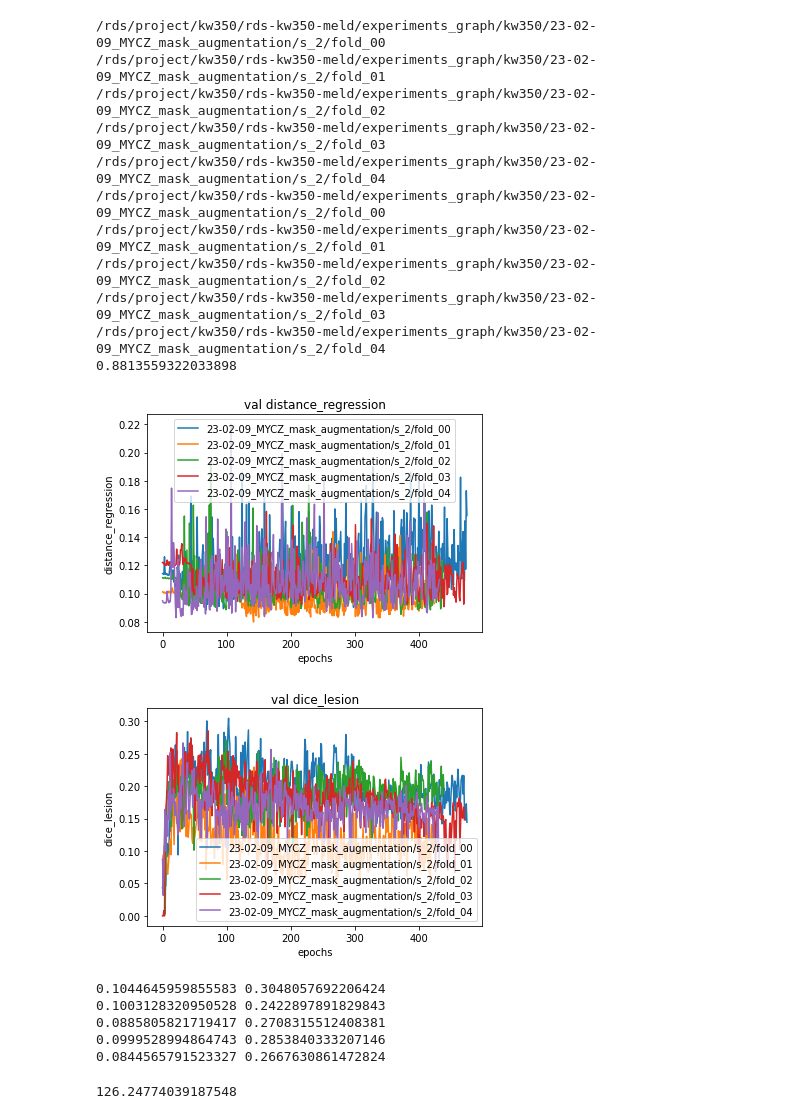
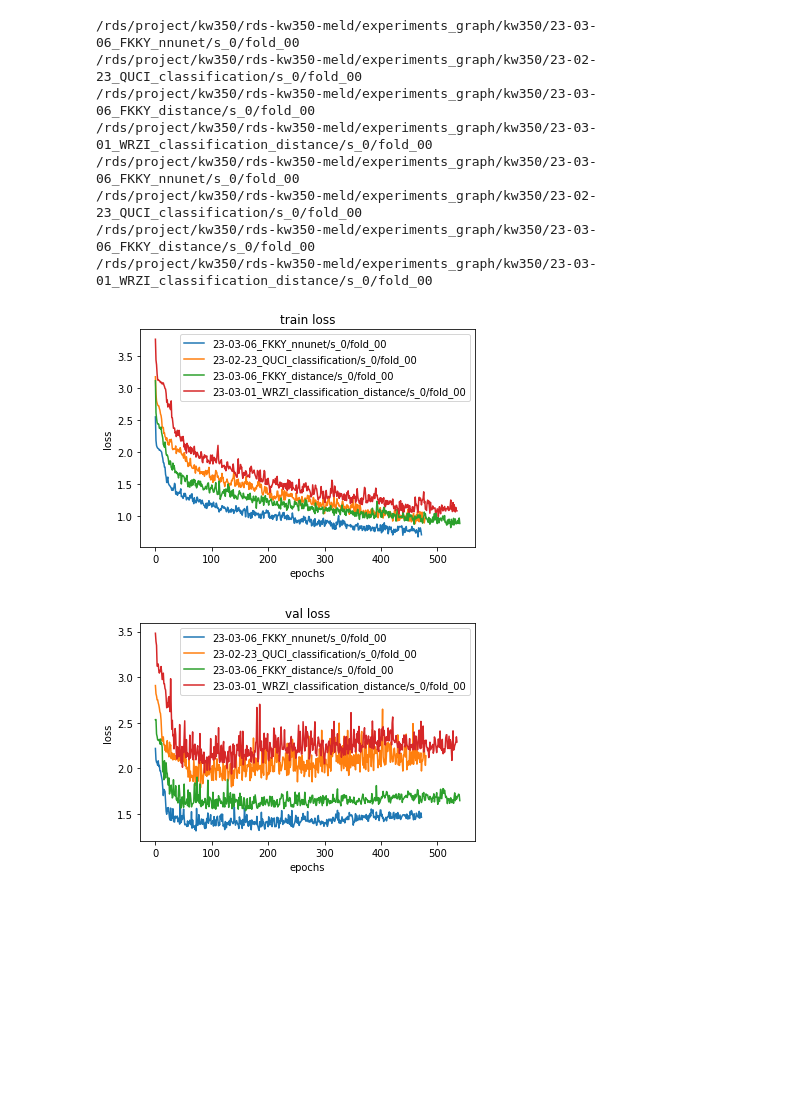
Before and after one commit to MELDProject/meld_graph, a Jupyter notebook: notebooks/compare_experiments.ipynb, the cells around one changed output. Drawn from its saved outputs; the diff is of its cells as text; code cells hidden in the pictures; blank space fills up the shorter version.

Commit message:
add comparison training curves

```diff
--- a/notebooks/compare_experiments.ipynb
+++ b/notebooks/compare_experiments.ipynb
@@ -62,0 +35,20 @@ Initialised Experiment 23-02-09_MYCZ_mask_augmentation/s_2
+# %%
+## plot segmentation loss
+
+fig, (ax1,ax2) = plt.subplots(1,2, figsize=(9,3))
+for exp, exp_name in zip(exps,exp_names):
+    scores = exp.get_scores(split='train')['dice'] + exp.get_scores(split='train')['cross_entropy']
+    ax1.plot(scores.index, scores, label=exp_name)
+    scores = exp.get_scores(split='val')['dice'] + exp.get_scores(split='val')['cross_entropy']
+    ax2.plot(scores.index, scores, label=exp_name)
+ax1.set_xlabel('epochs', fontsize=12)
+ax1.set_ylabel('cross entropy + dice loss', fontsize=12)
+ax1.set_title(f'Segmentation loss on training', fontsize=15)
+# ax1.set_xlim([0,600])
+ax1.legend(loc='upper right')
+ax2.set_xlabel('epochs', fontsize=12)
+ax2.set_ylabel('cross entropy + dice loss', fontsize=12)
+ax2.set_title(f'Segmentation loss on validation', fontsize=15)
+# ax2.set_xlim([0,600])
+
+plt.tight_layout()
@@ -63,57 +73,31 @@ Initialised Experiment 23-02-09_MYCZ_mask_augmentation/s_2
 # %%
-#import seaborn as sns
+# plot total loss
 def plot_scores(exps, score='loss', split='val'):
     scores = []
     fig, ax = plt.subplots(1,1)
     stored_scores=[]
     for exp in exps:
         scores = exp.get_scores(split=split)[score]
         ax.plot(scores.index, scores, label=os.path.join(exp.experiment_name, f'fold_{exp.fold:02d}'))
         stored_scores.append(scores)
     ax.set_xlabel('epochs')
     ax.set_ylabel(score)
     ax.set_title(f'{split} {score}')
     plt.legend()
     return stored_scores
 
-dist_l=plot_scores(exps, 'distance_regression')
-dice_l=plot_scores(exps, 'dice_lesion',split='val')
-
-##auroc=plot_scores(exps, 'cl_precision')
-#auroc=plot_scores(exps, 'cl_recall')
-
-#auroc=plot_scores(exps, 'cl_precision')
-
-for s in auroc:
-    print(max(s))
-#dl=plot_scores(exps, 'lesion_classification')
+dice_l=plot_scores(exps, 'loss',split='train')
+dice_l=plot_scores(exps, 'loss',split='val')
 # %% [output]
-/rds/project/kw350/rds-kw350-meld/experiments_graph/kw350/23-02-09_MYCZ_mask_augmentation/s_2/fold_00
-/rds/project/kw350/rds-kw350-meld/experiments_graph/kw350/23-02-09_MYCZ_mask_augmentation/s_2/fold_01
-/rds/project/kw350/rds-kw350-meld/experiments_graph/kw350/23-02-09_MYCZ_mask_augmentation/s_2/fold_02
-/rds/project/kw350/rds-kw350-meld/experiments_graph/kw350/23-02-09_MYCZ_mask_augmentation/s_2/fold_03
-/rds/project/kw350/rds-kw350-meld/experiments_graph/kw350/23-02-09_MYCZ_mask_augmentation/s_2/fold_04
-/rds/project/kw350/rds-kw350-meld/experiments_graph/kw350/23-02-09_MYCZ_mask_augmentation/s_2/fold_00
-/rds/project/kw350/rds-kw350-meld/experiments_graph/kw350/23-02-09_MYCZ_mask_augmentation/s_2/fold_01
-/rds/project/kw350/rds-kw350-meld/experiments_graph/kw350/23-02-09_MYCZ_mask_augmentation/s_2/fold_02
-/rds/project/kw350/rds-kw350-meld/experiments_graph/kw350/23-02-09_MYCZ_mask_augmentation/s_2/fold_03
-/rds/project/kw350/rds-kw350-meld/experiments_graph/kw350/23-02-09_MYCZ_mask_augmentation/s_2/fold_04
-0.8813559322033898
+/rds/project/kw350/rds-kw350-meld/experiments_graph/kw350/23-03-06_FKKY_nnunet/s_0/fold_00
+/rds/project/kw350/rds-kw350-meld/experiments_graph/kw350/23-02-23_QUCI_classification/s_0/fold_00
+/rds/project/kw350/rds-kw350-meld/experiments_graph/kw350/23-03-06_FKKY_distance/s_0/fold_00
+/rds/project/kw350/rds-kw350-meld/experiments_graph/kw350/23-03-01_WRZI_classification_distance/s_0/fold_00
+/rds/project/kw350/rds-kw350-meld/experiments_graph/kw350/23-03-06_FKKY_nnunet/s_0/fold_00
+/rds/project/kw350/rds-kw350-meld/experiments_graph/kw350/23-02-23_QUCI_classification/s_0/fold_00
+/rds/project/kw350/rds-kw350-meld/experiments_graph/kw350/23-03-06_FKKY_distance/s_0/fold_00
+/rds/project/kw350/rds-kw350-meld/experiments_graph/kw350/23-03-01_WRZI_classification_distance/s_0/fold_00
-[figure, old version]
+[figure, new version]
-[figure, old version]
+[figure, new version]
-# %%
-for dice, dist in zip(dice_l,dist_l):
-    print(dist[np.argmax(dice)],dice[np.argmax(dice)])
-# %% [output]
-0.1044645959855583 0.3048057692206424
-0.1003128320950528 0.2422897891829843
-0.0885805821719417 0.2708315512408381
-0.0999528994864743 0.2853840333207146
-0.0844565791523327 0.2667630861472824
-# %%
-dl[0][100],dl[1][100]
-0.1518119042739272/0.0012024920509682
-# %% [output]
-126.24774039187548
 # %%
 #extract max aurocs across exps
```
Also changed, not shown: parts of 11 cells of this notebook.
